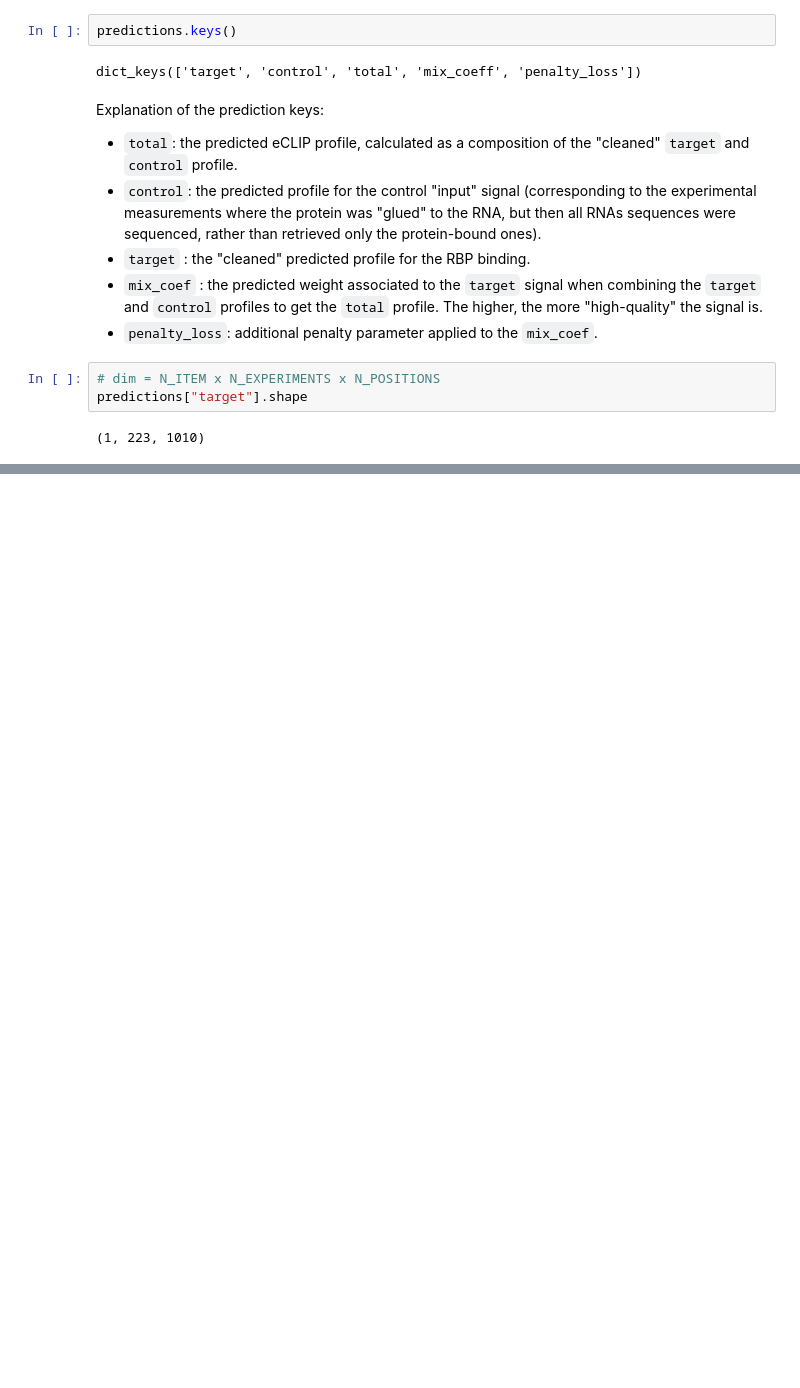
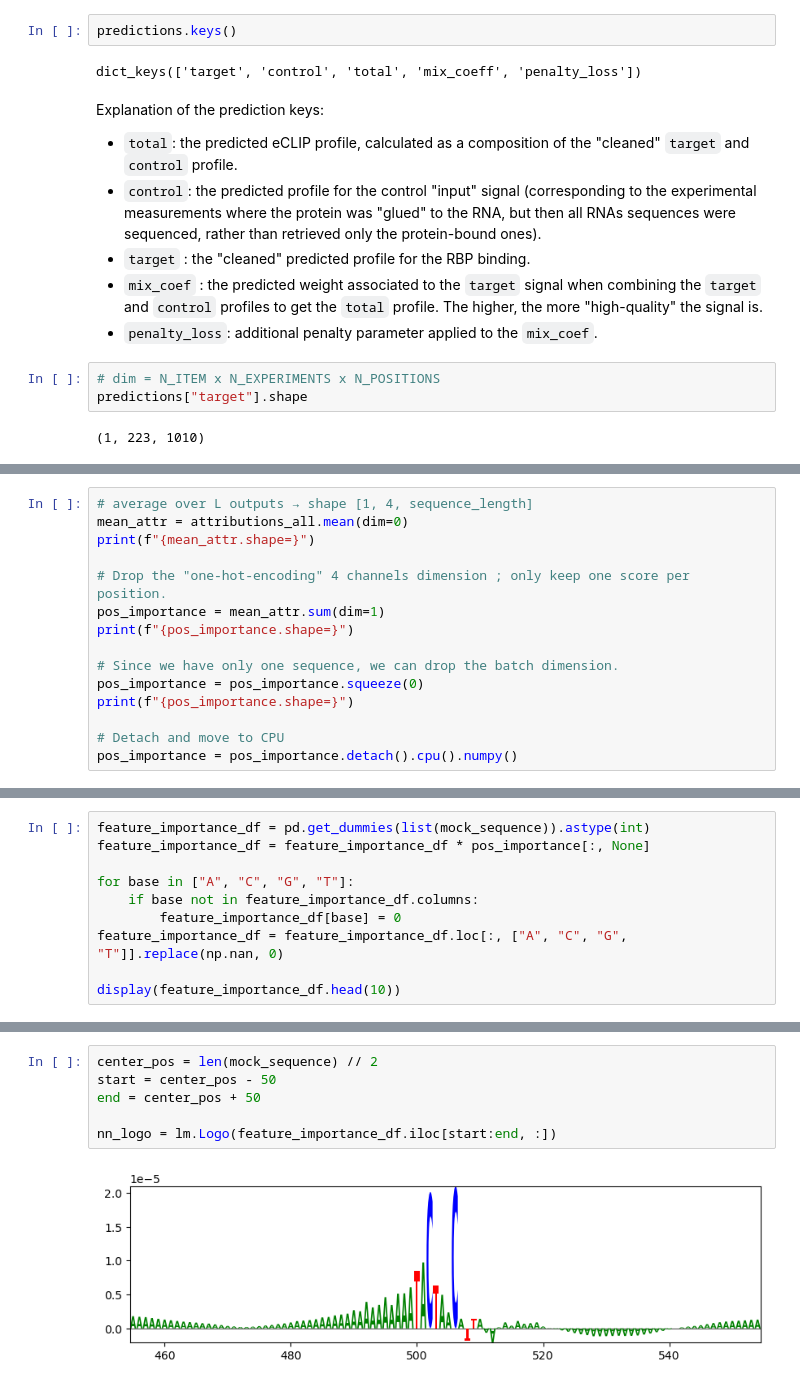
Before and after one commit to ml4rg25-parnet/parnet_demo, a Jupyter notebook: notebooks/parnet.predictions.py.ipynb, the cells around one changed output, grey strips where cells are left out. Cells and saved outputs as stored; diff of their text form; blank space fills up the shorter version.

```diff
--- a/notebooks/parnet.predictions.py.ipynb
+++ b/notebooks/parnet.predictions.py.ipynb
@@ -314,0 +521,15 @@ plt.plot(predictions_qki_hepg2, label="QKI_HepG2", color="blue")
+# %%
+# average over L outputs → shape [1, 4, sequence_length]
+mean_attr = attributions_all.mean(dim=0)
+print(f"{mean_attr.shape=}")
+
+# Drop the "one-hot-encoding" 4 channels dimension ; only keep one score per position.
+pos_importance = mean_attr.sum(dim=1)
+print(f"{pos_importance.shape=}")
+
+# Since we have only one sequence, we can drop the batch dimension.
+pos_importance = pos_importance.squeeze(0)
+print(f"{pos_importance.shape=}")
+
+# Detach and move to CPU
+pos_importance = pos_importance.detach().cpu().numpy()
@@ -314,0 +540,10 @@ plt.plot(predictions_qki_hepg2, label="QKI_HepG2", color="blue")
+# %%
+feature_importance_df = pd.get_dummies(list(mock_sequence)).astype(int)
+feature_importance_df = feature_importance_df * pos_importance[:, None]
+
+for base in ["A", "C", "G", "T"]:
+    if base not in feature_importance_df.columns:
+        feature_importance_df[base] = 0
+feature_importance_df = feature_importance_df.loc[:, ["A", "C", "G", "T"]].replace(np.nan, 0)
+
+display(feature_importance_df.head(10))
@@ -314,0 +562,8 @@ plt.plot(predictions_qki_hepg2, label="QKI_HepG2", color="blue")
+# %%
+center_pos = len(mock_sequence) // 2
+start = center_pos - 50
+end = center_pos + 50
+
+nn_logo = lm.Logo(feature_importance_df.iloc[start:end, :])
+# %% [output]
+[figure, added]
```
Also changed, not shown: parts of 23 cells of this notebook.
